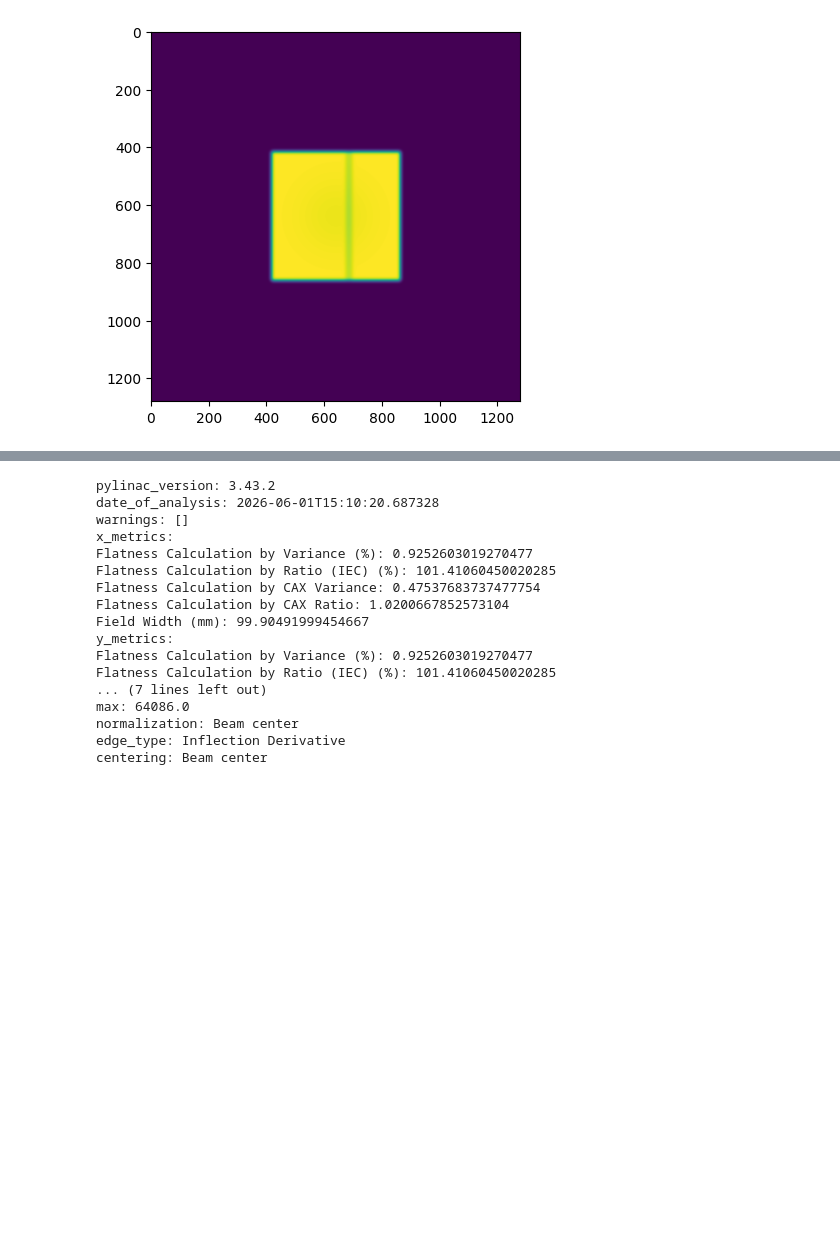
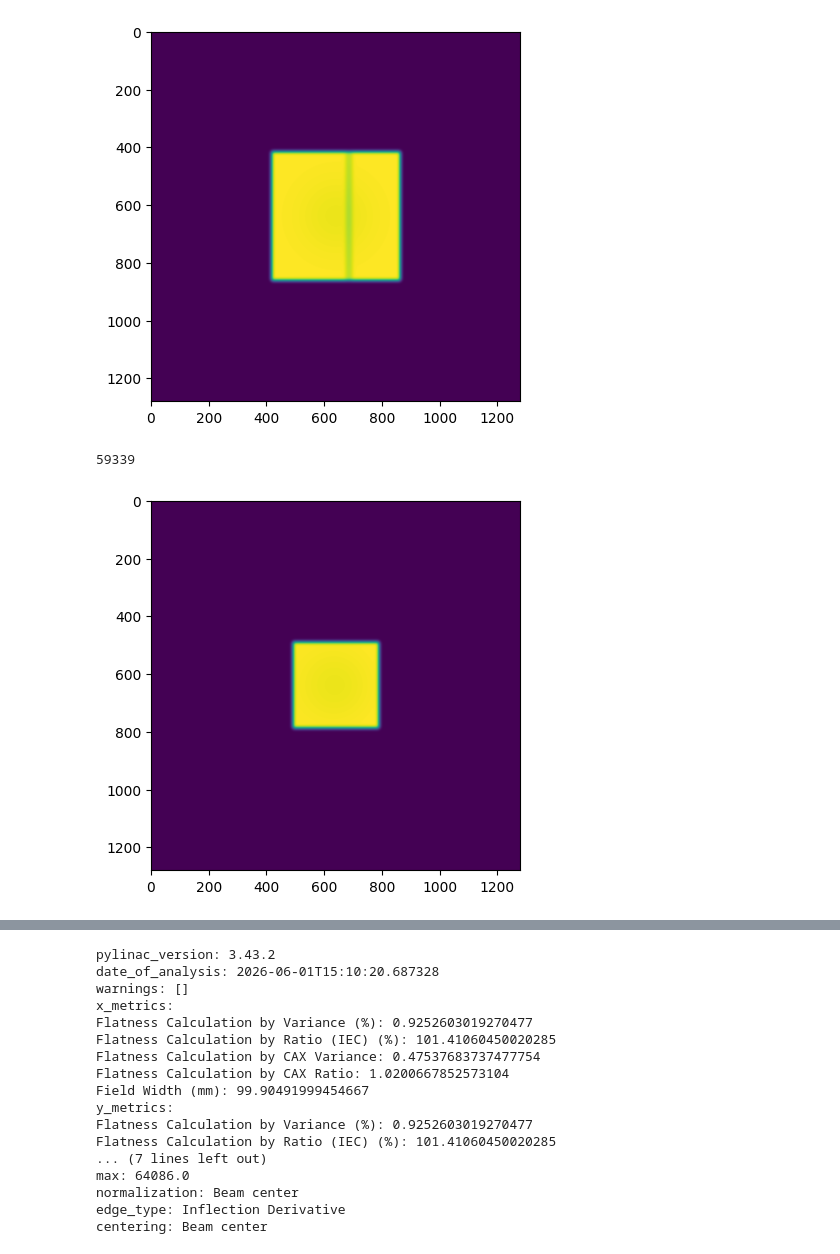
Before and after one commit to crcrewso/FauxPID, a Jupyter notebook: create_image.ipynb, the cells around one changed output, grey strips where cells are left out. Drawn from its saved outputs; the diff is of its cells as text; code cells hidden in the pictures; blank space fills up the shorter version.

```diff
--- a/create_image.ipynb
+++ b/create_image.ipynb
@@ -83,17 +83,24 @@ plt.imshow(as1200.image)
 <matplotlib.image.AxesImage at 0x...>
 [figure]
 # %%
-file_path = dir_path / "artifact_zero_4_columns_10x10.dcm"
-    as1200 = AS1200Image()
-    as1200.add_layer(layers.FilteredFieldLayer(
-        field_size_mm=(100, 100)
-    ))
-    as1200.add_layer(layers.GaussianFilterLayer())
-    center_column = as1200.image.shape[1] // 2
-    as1200.image[:, center_column - 40:center_column -36] = 0
-    as1200.generate_dicom(file_out_name=file_path, gantry_angle=0)
-    add_metadata(file_path, gantry_angle=0)
-    plt.imsave(file_path.with_suffix('.png'), as1200.image)
+field_layers = [
+layers.FilteredFieldLayer(
+    field_size_mm=(100, 100),
+    alpha=0.9,
+),
+layers.SlopeLayer(
+    slope_x=0.02,
+    slope_y=0.0
+),
+layers.GaussianFilterLayer()
+]
+file_path = dir_path / "symmetry_x_sloped_10x10.dcm"
+simulator_instance = generate_dicom_using_layers(file_path, field_layers)
+plt.imshow(simulator_instance.image)
+print(simulator_instance.image.max())
+# %% [output]
+59339
+[figure, added]
 # %%
 perfect_open_field_layers = [
     layers.PerfectFieldLayer(
```
Also changed, not shown: parts of 9 cells of this notebook, 2 other files.
